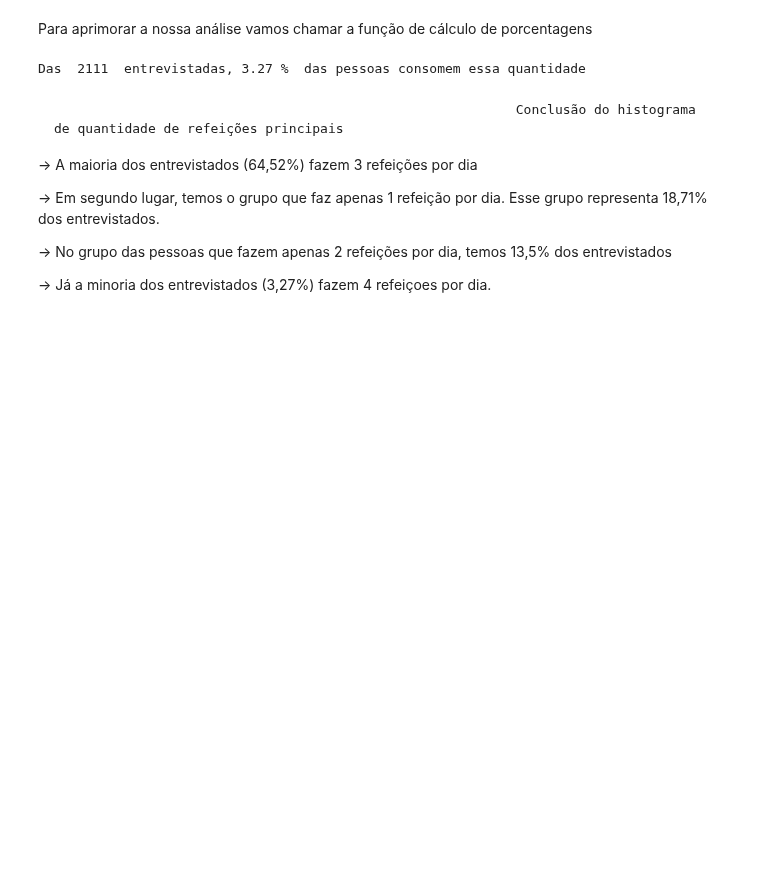
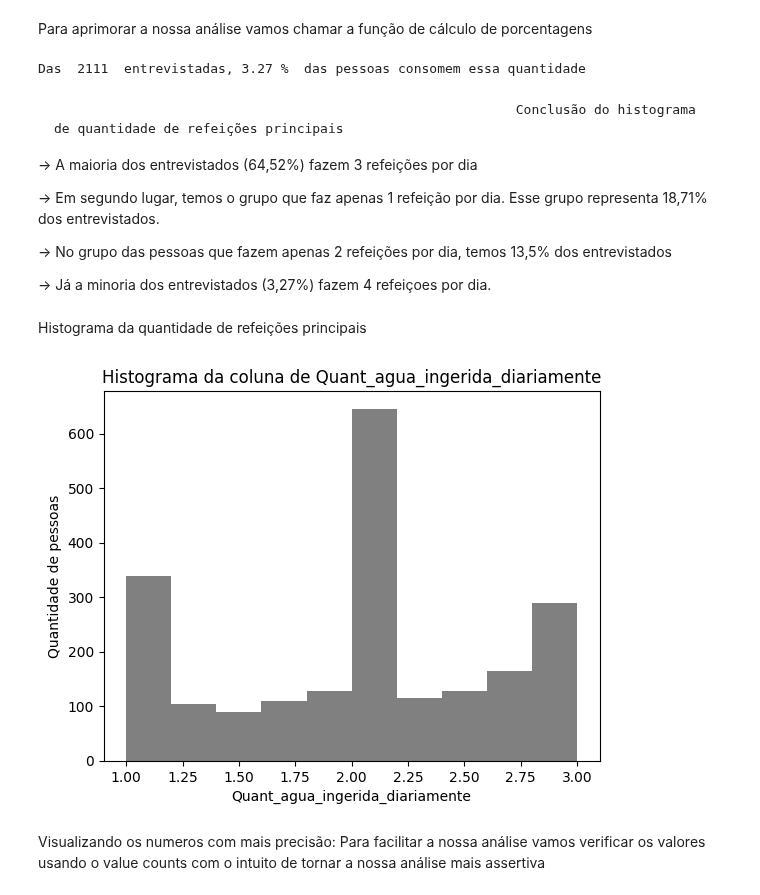
Before and after one commit to caikedomingues/Analise-de-dados-sobre-obesidade, a Jupyter notebook: Analise_Obesidade.ipynb, the cells around one changed output. Saved outputs shown, nothing was run; the diff lists cells and outputs as text; code cells hidden in the pictures; blank space fills up the shorter version.

Commit message:
quinta parte do projeto  de análise de dados sobre obesidade
Fim das análises de histogramas

```diff
--- a/Analise_Obesidade.ipynb
+++ b/Analise_Obesidade.ipynb
@@ -844,3 +844,12 @@ Esse grupo representa 18,71% dos entrevistados.
 13,5% dos entrevistados
 
 -> Já a minoria dos entrevistados (3,27%) fazem 4 refeiçoes por dia.
+# %% [markdown]
+Histograma da quantidade de refeições principais
+# %%
+criar_histograma('Quant_agua_ingerida_diariamente', 'gray')
+# %% [output]
+[figure, added]
+# %% [markdown]
+Visualizando os numeros com mais precisão: Para facilitar a nossa análise vamos verificar os valores usando o value counts com o intuito de tornar
+a nossa análise mais assertiva
```
Also changed, not shown: parts of 20 cells of this notebook.
